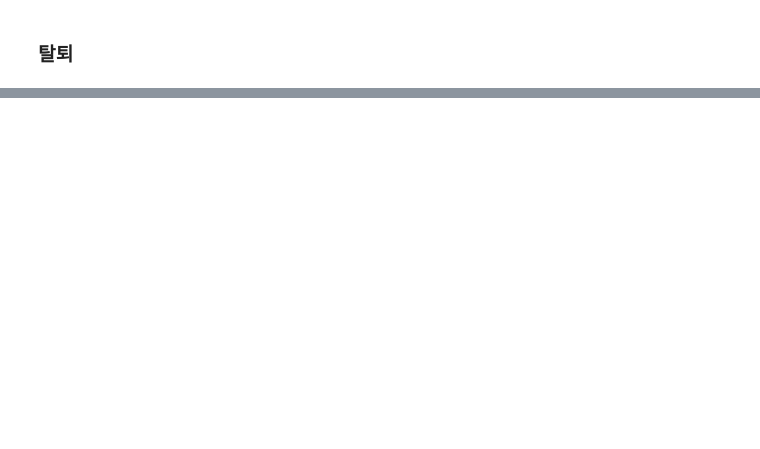
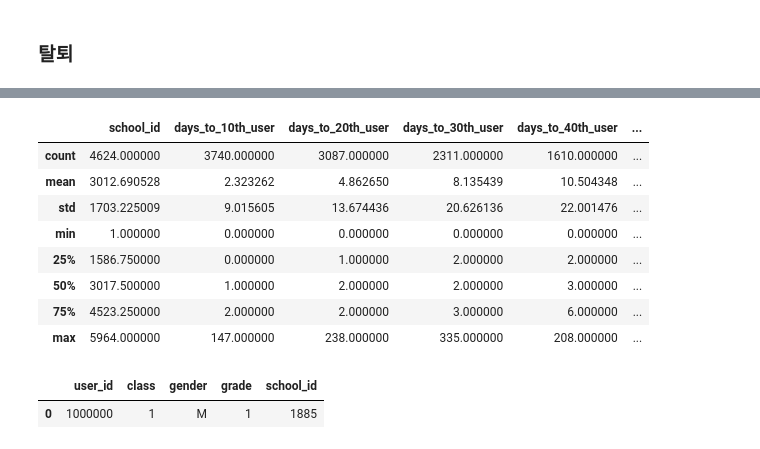
Before and after one commit to seung127/codeit_project, a Jupyter notebook: codeit-project-docker/notebooks/gsc_connect_check.ipynb, the cells around one changed output, grey strips where cells are left out. Drawn from its saved outputs; the diff is of its cells as text; code cells hidden in the pictures; blank space fills up the shorter version.

```diff
--- a/codeit-project-docker/notebooks/gsc_connect_check.ipynb
+++ b/codeit-project-docker/notebooks/gsc_connect_check.ipynb
@@ -1449,0 +1064,26 @@ Name: count, dtype: int64
+# %%
+# 30명
+# 4. 학교별로 그룹핑 → 정렬 → 10번째 사용자까지 걸린 일수 계산
+result_list = []
+
+for school_id, group in merged_df.groupby("school_id"):
+    group_sorted = group.sort_values("first_attendance_date").reset_index(drop=True)
+
+    if len(group_sorted) >= 30:
+        first_date = group_sorted.loc[0, "first_attendance_date"]
+        tenth_date = group_sorted.loc[29, "first_attendance_date"]
+        days_diff = (tenth_date - first_date).days
+
+        result_list.append({
+            "school_id": school_id,
+            "first_user_id": group_sorted.loc[0, "user_id"],
+            "first_date": first_date,
+            "tenth_date": tenth_date,
+            "days_to_30th_user": days_diff
+        })
+
+# 5. 결과 DataFrame 생성
+result_df_30 = pd.DataFrame(result_list)
+
+# 6. 결과 확인
+print(result_df_30.head())
@@ -1449,0 +1184,17 @@ Name: count, dtype: int64
+# %%
+result_df.describe()
+# %% [output]
+|  | school_id | days_to_10th_user | days_to_20th_user | days_to_30th_user | days_to_40th_user | ... |
+| count | 4624.000000 | 3740.000000 | 3087.000000 | 2311.000000 | 1610.000000 | ... |
+| mean | 3012.690528 | 2.323262 | 4.862650 | 8.135439 | 10.504348 | ... |
+| std | 1703.225009 | 9.015605 | 13.674436 | 20.626136 | 22.001476 | ... |
+| min | 1.000000 | 0.000000 | 0.000000 | 0.000000 | 0.000000 | ... |
+| 25% | 1586.750000 | 0.000000 | 1.000000 | 2.000000 | 2.000000 | ... |
+| 50% | 3017.500000 | 1.000000 | 2.000000 | 2.000000 | 3.000000 | ... |
+| 75% | 4523.250000 | 2.000000 | 2.000000 | 3.000000 | 6.000000 | ... |
+| max | 5964.000000 | 147.000000 | 238.000000 | 335.000000 | 208.000000 | ... |
+# %%
+user_properties.head(1)
+# %% [output]
+|  | user_id | class | gender | grade | school_id |
+| 0 | 1000000 | 1 | M | 1 | 1885 |
```
Also changed, not shown: parts of 116 cells of this notebook.
